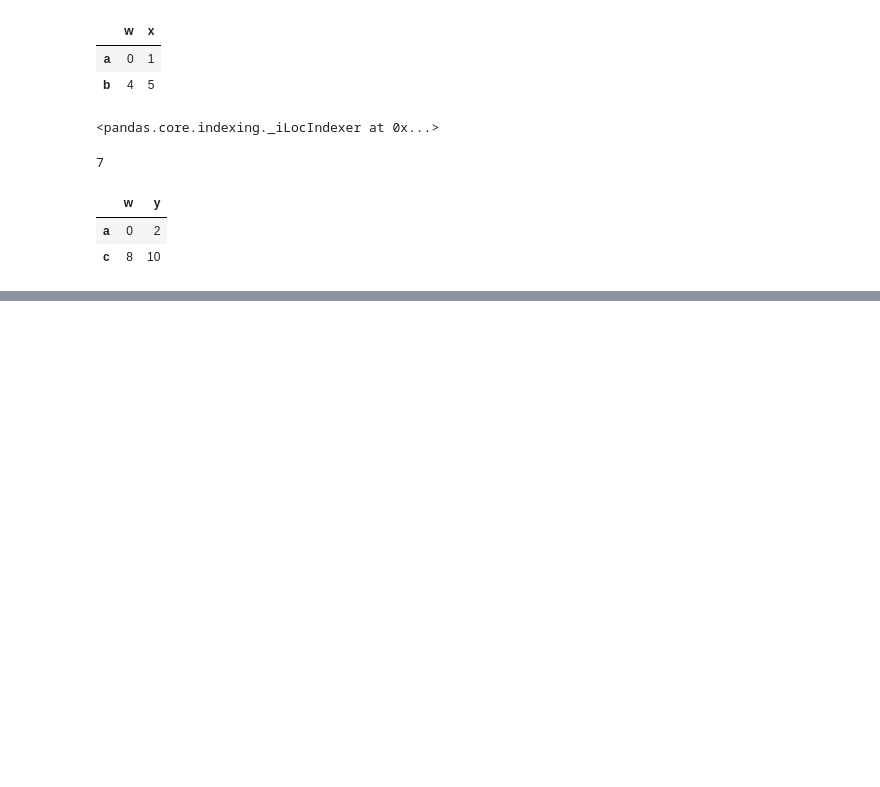
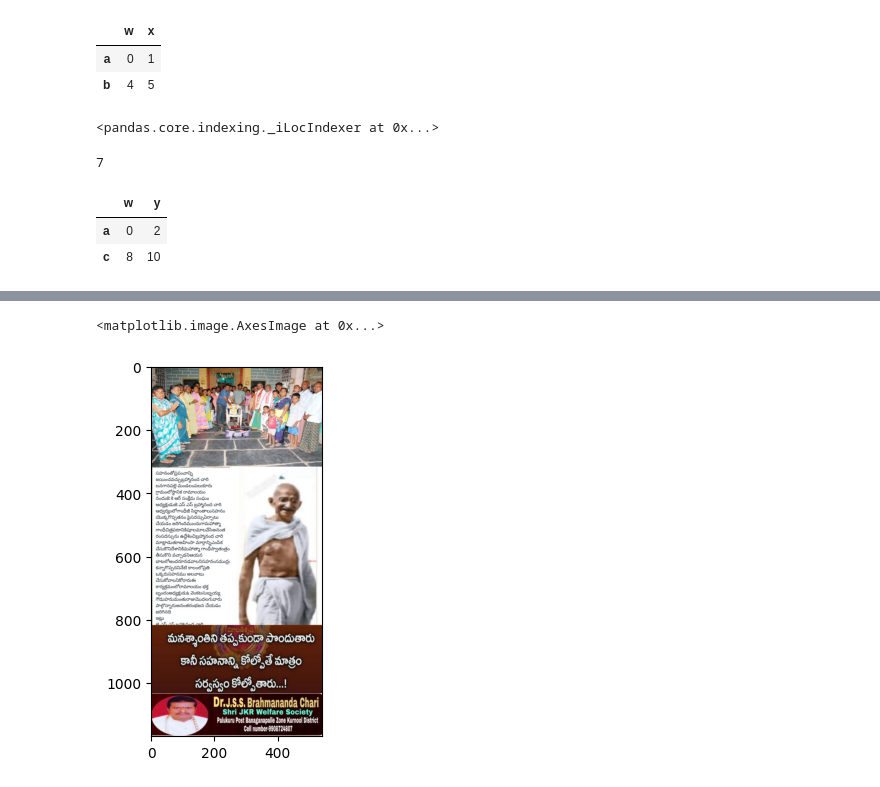
Before and after one commit to mahesh7878/FMML_Projects_Labs, a Jupyter notebook: copy_of_fmml_2023_basics_of_python.ipynb, the cells around one changed output, grey strips where cells are left out. Cells and saved outputs as stored; diff of their text form; code cells hidden in the pictures; blank space fills up the shorter version.

```diff
--- a/copy_of_fmml_2023_basics_of_python.ipynb
+++ b/copy_of_fmml_2023_basics_of_python.ipynb
@@ -500,7 +500,15 @@ plt.show()
 # %%
 ## Question 3 : Upload an image to your google drive, Use plt.imread to read image from the google drive and then print that image using plt.imshow
+import matplotlib.pyplot as plt
+import matplotlib.image as mpimg
 
+file_path = "/content/IMG-20230921-WA0019.jpg"
+img = plt.imread(file_path)
+plt.imshow(img)
 
 ## Answer 3 :
 
 ## 1) make sure drive is loaded and then upload a test image onto your drive
+# %% [output]
+<matplotlib.image.AxesImage at 0x...>
+[figure, added]
```
Also changed, not shown: parts of 2 cells of this notebook.
